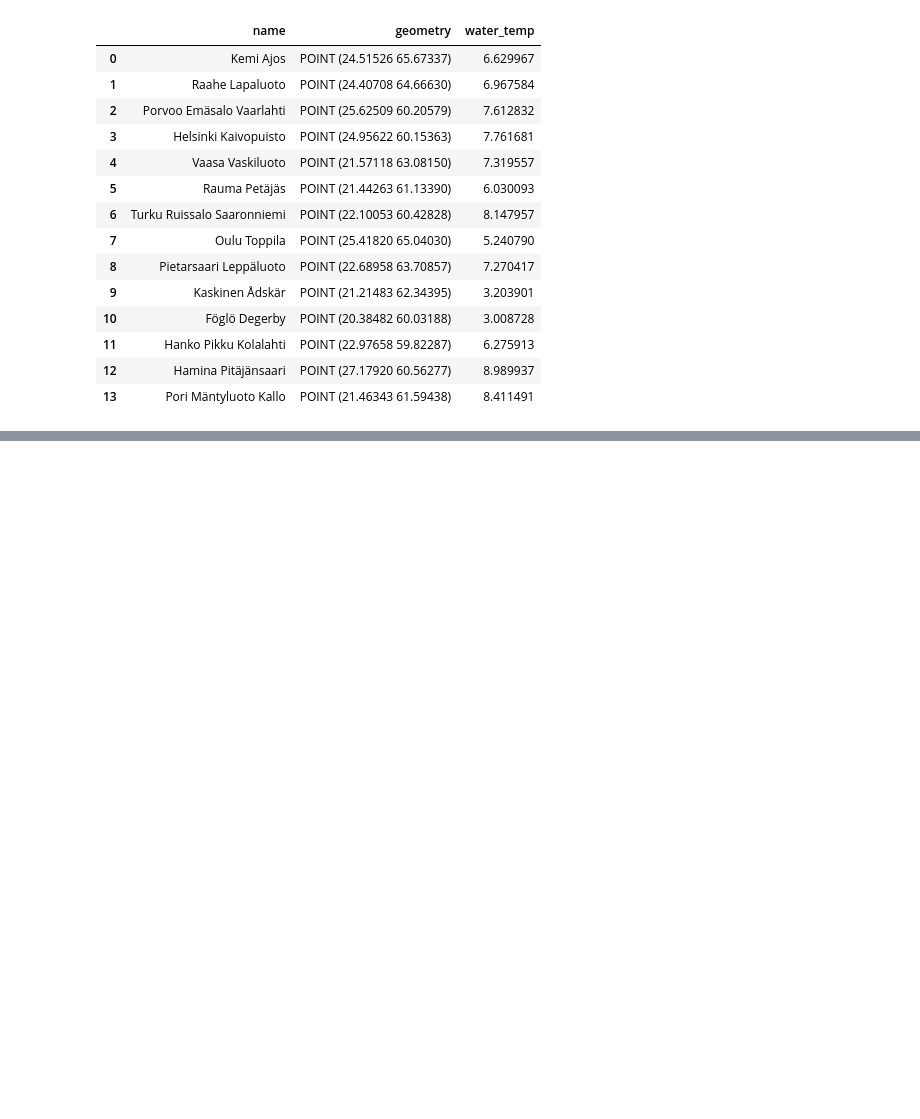
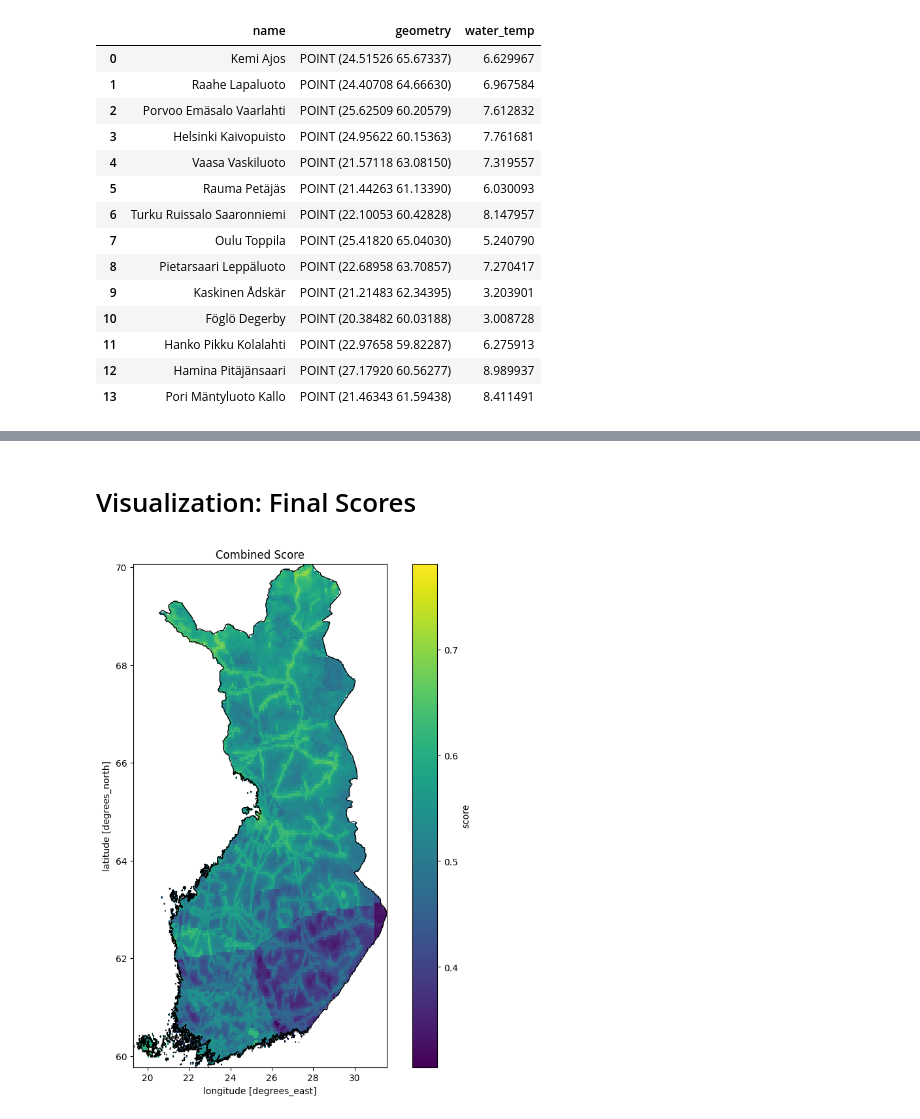
Before and after one commit to chenseanxy/sustainable-dc, a Jupyter notebook: score.ipynb, the cells around one changed output, grey strips where cells are left out. Saved outputs shown, nothing was run; the diff lists cells and outputs as text; code cells hidden in the pictures; blank space fills up the shorter version.

```diff
--- a/score.ipynb
+++ b/score.ipynb
@@ -200,0 +198,11 @@ gdf.sample(5000).plot(
+# %% [markdown]
+# Visualization: Final Scores
+# %%
+original = da.rio.write_crs("EPSG:4326")
+clipped = original.rio.clip(bound.geometry.apply(lambda x: x.buffer(0.01)), bound.crs)
+map_ = bound.plot(figsize=(10, 10), color='none', edgecolor='black', linewidth=1, zorder=2)
+clipped['score'].plot(ax=map_, cmap='viridis', zorder=1)
+map_.set_title("Combined Score")
+plt.savefig('imgs/score.png', transparent=True)
+# %% [output]
+[figure, added]
```
Also changed, not shown: parts of 16 cells of this notebook, 16 other files.
